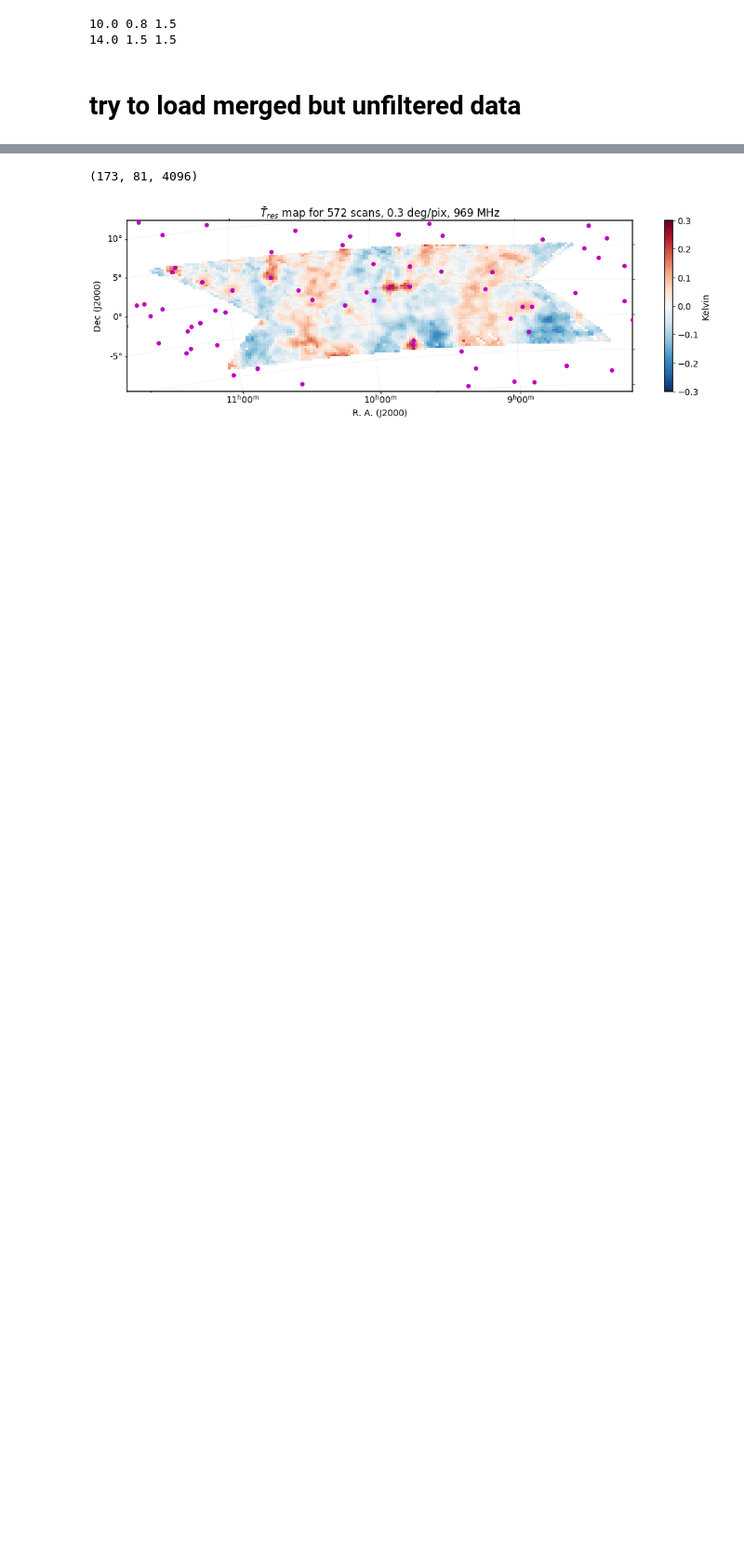
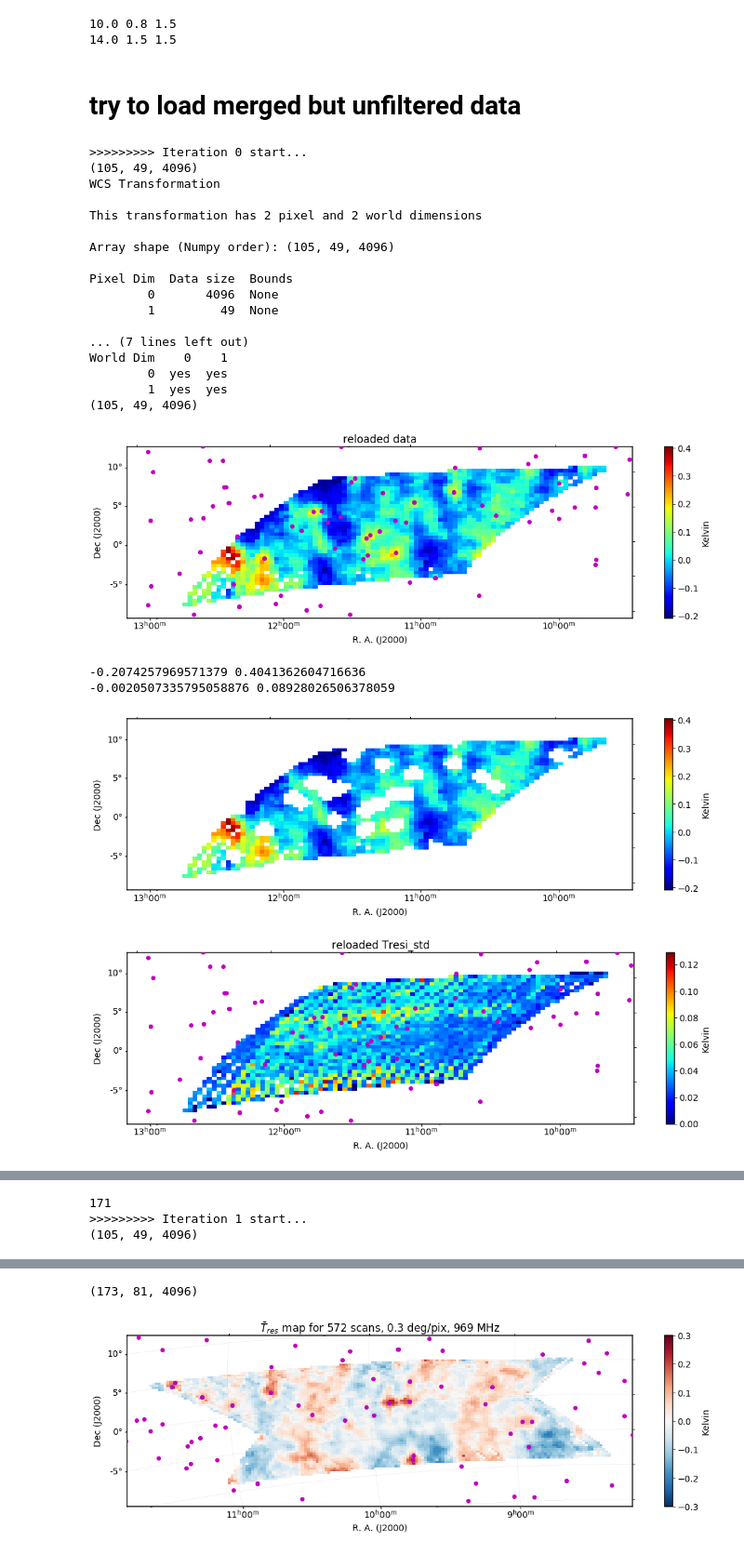
Before and after one commit to astro-tyliu/katcali_pipeline, a Jupyter notebook: level6/KATcali_multi_level6_py3.ipynb, the cells around one changed output, grey strips where cells are left out. Shown at 93% size. Cells and saved outputs as stored; diff of their text form; code cells hidden in the pictures; blank space fills up the shorter version.

```diff
--- a/level6/KATcali_multi_level6_py3.ipynb
+++ b/level6/KATcali_multi_level6_py3.ipynb
@@ -100,17 +98,12 @@ fname_list = [
 # %% [markdown]
 # try to load merged but unfiltered data
 # %%
-total_count_MAX=1119
-# timestamp = datetime.now().strftime("%Y%m%d_%H%M%S")
-timestamp = 'desi1_20250716_073000'
+total_count_MAX=171
 niter=3 #2023
 
 # This cell should be executed twice. First time it will iterate by only once and just prform the map superposition.
 # The second time it will iterate by "niter" times to remove the outliers.
 # The second time we run this cell should insure "total_count_MAX" and "timestamp" to be right.
-input_file='../level5/results/py_results/'
-output_file=f'./results/jupyter_results/{timestamp}/'
-os.makedirs(output_file, exist_ok=True)
 
 pix_ma_ra=[]
 pix_ma_dec=[]
@@ -239,7 +232,7 @@ for i_iter in range(niter):
             print ('*** No previous data cube with label *ALL_scan*,',)
             print ('calculate ALL_scan now...',)
             print ('will stop after ALL_scan calculated ')
-            Fits=input_file+root_list[0]+'/'+fname_list[0]+'_m005'+'/'+fname_list[0]+'_m005_Tresi_xy_p'+str(pix_deg)+'d.fits'
+            Fits=input_file+root_list[0]+'/'+fname_list[0]+'_m000'+'/'+fname_list[0]+'_m000_Tresi_xy_p'+str(pix_deg)+'d.fits'
             Tresi_cube = fits.open(Fits)[0].data
             Tresi_u=np.ones_like(Tresi_cube)*1e3 #2023
             Tresi_l=np.ones_like(Tresi_cube)*-1e3 #2023
@@ -480,30 +473,54 @@ for i_iter in range(niter):
     assert((P_xy_count1==P_xy_count2).all())
     print (total_count)
 
     #save data
 
     list_data=[Sum_Tsky_xy,Sum_Tresi_xy,Npix_xy_count1,Tsky_xy,Tresi_xy, P_xy_count1,Tresi_xy_std] #2023
     list_str=['Sum_Tsky_cube','Sum_Tresi_cube','Npix_count_cube','Tsky_cube','Tresi_cube','P_xy_count','Tresi_std_cube'] #2023
     for i in range(len(list_data)):
         hdu=w.to_fits()
         hdu[0].data=list_data[i]
         #if (std_list0==1000).all()==True:
         if (Tresi_u==1000).all()==True: #2023
             hdu.writeto(output_file+'ALL_scan'+str(total_count)+'_'+list_str[i]+'_p'+str(pix_deg)+'d.fits', overwrite=True)
             print ('ALL_scan finished, will EXIT soon ...')
         else:
             hdu.writeto(output_file+'Nscan'+str(total_count)+'_'+list_str[i]+'_p'+str(pix_deg)+'d_sigma'+str(std_sigma)+'_iter'+str(i_iter)+'.fits', overwrite=True)
 
+# TODO, all "total_count_plot", "metadata" should be different in first running and second running.
 metadata = {
     "root_list": root_list,
     "fname_list": fname_list,
     "total_count_MAX": total_count_MAX,
     "niter": niter,
     "pix_deg": pix_deg,
     "std_sigma": std_sigma,
     "ch_plot": ch_plot,
     "total_count_plot": total_count_plot
 }
 metadata_path = os.path.join(output_file, f"metadata.json")
 with open(metadata_path, "w") as f:
     json.dump(metadata, f, indent=4)
+# %% [output]
+>>>>>>>>> Iteration 0 start...
+(105, 49, 4096)
+WCS Transformation
+
+This transformation has 2 pixel and 2 world dimensions
+
+Array shape (Numpy order): (105, 49, 4096)
+
+Pixel Dim  Data size  Bounds
+        0       4096  None
+        1         49  None
+
+... (7 lines left out)
+World Dim    0    1
+        0  yes  yes
+        1  yes  yes
+(105, 49, 4096)
+[figure, added]
+-0.2074257969571379 0.4041362604716636
+-0.0020507335795058876 0.08928026506378059
+[figure, added]
+[figure, added]
@@ -509,0 +548,3 @@ with open(metadata_path, "w") as f:
+171
+>>>>>>>>> Iteration 1 start...
+(105, 49, 4096)
```
Also changed, not shown: parts of 22 cells of this notebook, 14 other files.
